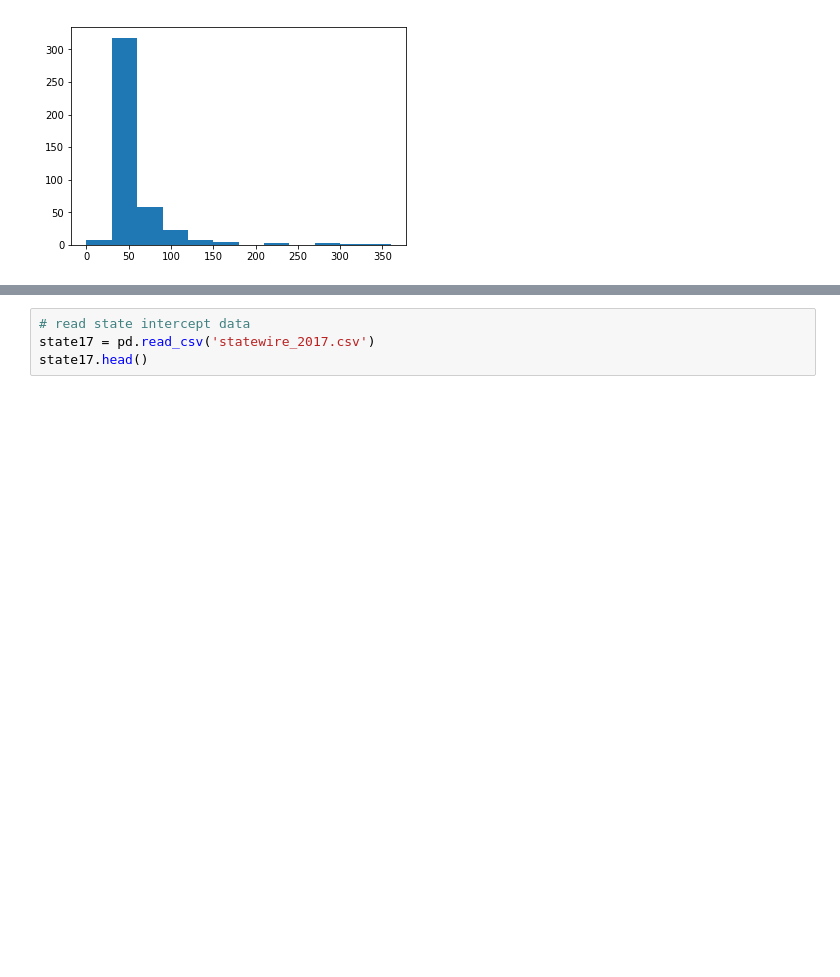
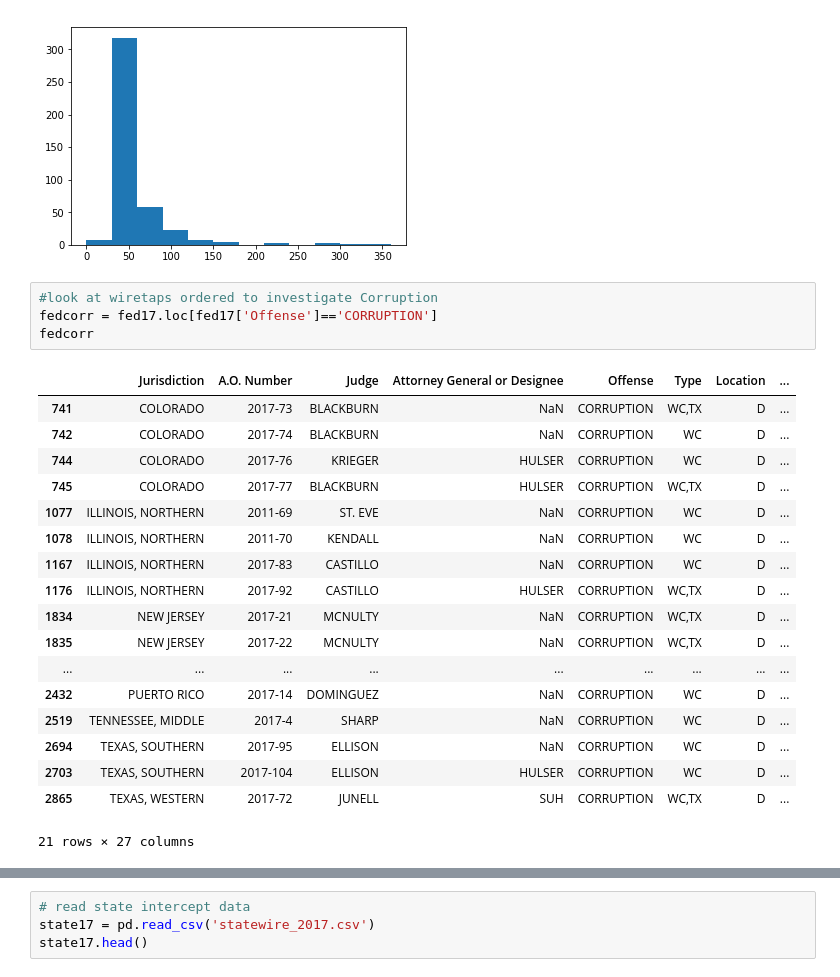
Before and after one commit to hpeyronnin/Wiretaps, a Jupyter notebook: Wiretaps.ipynb, the cells around one changed output, grey strips where cells are left out. Cells and saved outputs as stored; diff of their text form; blank space fills up the shorter version.

```diff
--- a/Wiretaps.ipynb
+++ b/Wiretaps.ipynb
@@ -122,6 +157,29 @@ plt.hist(fedconsp['Total Length (Days)'], bins=12)
 plt.show()
 # %% [output]
 [figure]
+# %%
+#look at wiretaps ordered to investigate Corruption
+fedcorr = fed17.loc[fed17['Offense']=='CORRUPTION']
+fedcorr
+# %% [output]
+|  | Jurisdiction | A.O. Number | Judge | Attorney General or Designee | Offense | Type | Location | ... |
+| 741 | COLORADO | 2017-73 | BLACKBURN | NaN | CORRUPTION | WC,TX | D | ... |
+| 742 | COLORADO | 2017-74 | BLACKBURN | NaN | CORRUPTION | WC | D | ... |
+| 744 | COLORADO | 2017-76 | KRIEGER | HULSER | CORRUPTION | WC | D | ... |
+| 745 | COLORADO | 2017-77 | BLACKBURN | HULSER | CORRUPTION | WC,TX | D | ... |
+| 1077 | ILLINOIS, NORTHERN | 2011-69 | ST. EVE | NaN | CORRUPTION | WC | D | ... |
+| 1078 | ILLINOIS, NORTHERN | 2011-70 | KENDALL | NaN | CORRUPTION | WC | D | ... |
+| 1167 | ILLINOIS, NORTHERN | 2017-83 | CASTILLO | NaN | CORRUPTION | WC | D | ... |
+| 1176 | ILLINOIS, NORTHERN | 2017-92 | CASTILLO | HULSER | CORRUPTION | WC,TX | D | ... |
+| 1834 | NEW JERSEY | 2017-21 | MCNULTY | NaN | CORRUPTION | WC,TX | D | ... |
+| 1835 | NEW JERSEY | 2017-22 | MCNULTY | NaN | CORRUPTION | WC,TX | D | ... |
+| ... | ... | ... | ... | ... | ... | ... | ... | ... |
+| 2432 | PUERTO RICO | 2017-14 | DOMINGUEZ | NaN | CORRUPTION | WC | D | ... |
+| 2519 | TENNESSEE, MIDDLE | 2017-4 | SHARP | NaN | CORRUPTION | WC | D | ... |
+| 2694 | TEXAS, SOUTHERN | 2017-95 | ELLISON | NaN | CORRUPTION | WC | D | ... |
+| 2703 | TEXAS, SOUTHERN | 2017-104 | ELLISON | HULSER | CORRUPTION | WC | D | ... |
+| 2865 | TEXAS, WESTERN | 2017-72 | JUNELL | SUH | CORRUPTION | WC,TX | D | ... |
+21 rows × 27 columns
 # %%
 # Number of wiretaps per jurisdiction
 fed17['Jurisdiction'].value_counts()
```
Also changed, not shown: parts of 27 cells of this notebook.
